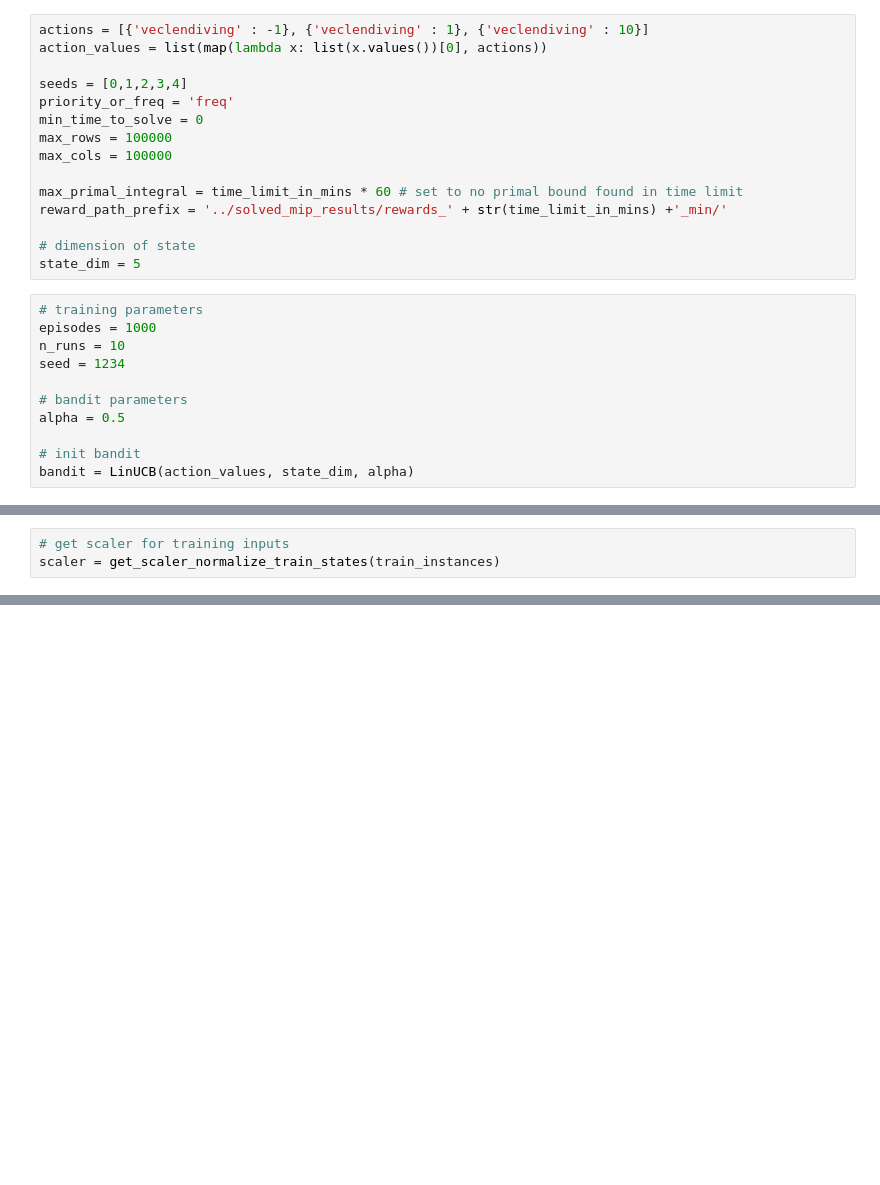
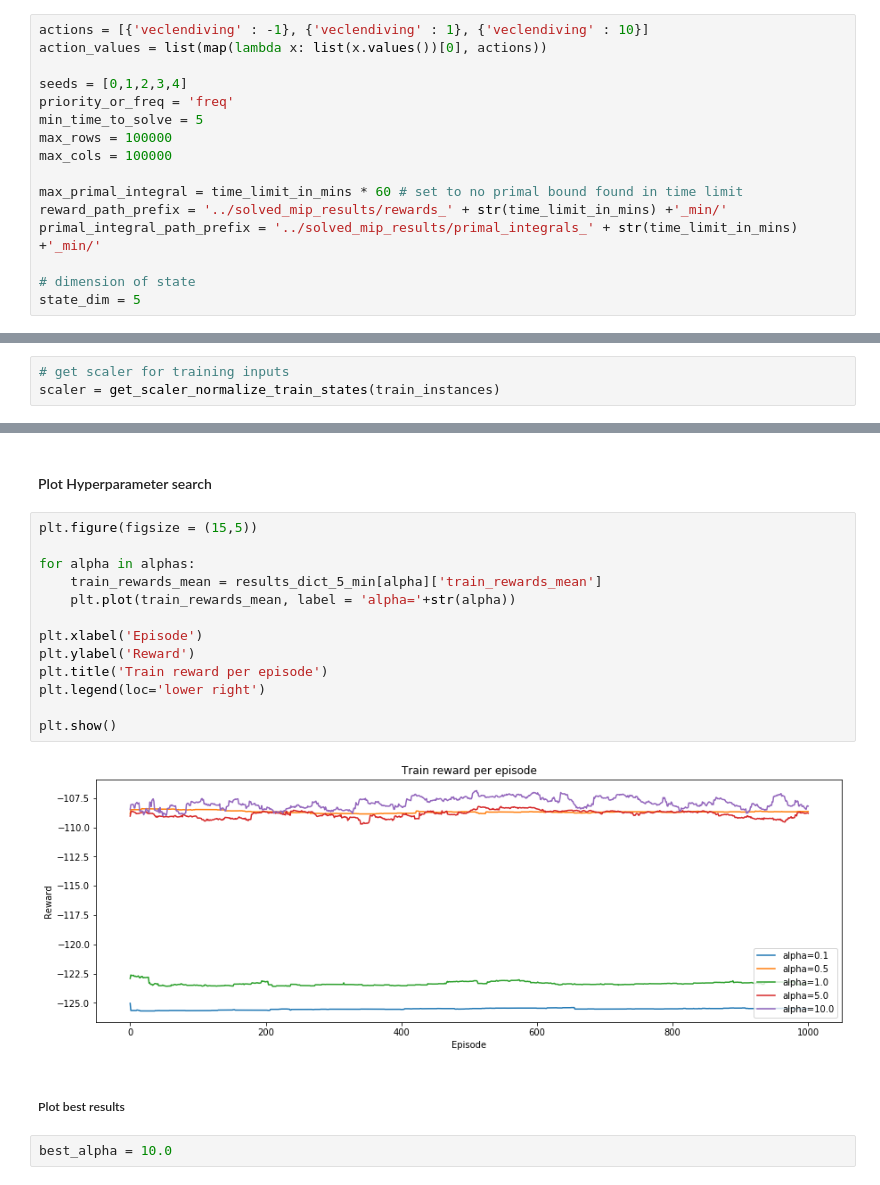
Before and after one commit to jdumouchelle/scip_bandit, a Jupyter notebook: src/run_lin_ucb.ipynb, the cells around one changed output, grey strips where cells are left out. Drawn from its saved outputs; the diff is of its cells as text; blank space fills up the shorter version.

```diff
--- a/src/run_lin_ucb.ipynb
+++ b/src/run_lin_ucb.ipynb
@@ -27,23 +28,13 @@ action_values = list(map(lambda x: list(x.values())[0], actions))
 
 seeds = [0,1,2,3,4]
 priority_or_freq = 'freq'
-min_time_to_solve = 0
+min_time_to_solve = 5
 max_rows = 100000
 max_cols = 100000
 
 max_primal_integral = time_limit_in_mins * 60 # set to no primal bound found in time limit
 reward_path_prefix = '../solved_mip_results/rewards_' + str(time_limit_in_mins) +'_min/'
+primal_integral_path_prefix = '../solved_mip_results/primal_integrals_' + str(time_limit_in_mins) +'_min/'
 
 # dimension of state
 state_dim = 5
-# %%
-# training parameters
-episodes = 1000
-n_runs = 10
-seed = 1234
-
-# bandit parameters
-alpha = 0.5
-
-# init bandit
-bandit = LinUCB(action_values, state_dim, alpha)
@@ -126,2 +158,23 @@ Run: 10
+# %% [markdown]
+#### Plot Hyperparameter search
+# %%
+plt.figure(figsize = (15,5))
+
+for alpha in alphas:
+    train_rewards_mean = results_dict_5_min[alpha]['train_rewards_mean']
+    plt.plot(train_rewards_mean, label = 'alpha='+str(alpha))
+
+plt.xlabel('Episode')
+plt.ylabel('Reward')
+plt.title('Train reward per episode')
+plt.legend(loc='lower right')
+
+plt.show()
+# %% [output]
+[figure, added]
+# %% [markdown]
+##### Plot best results
+# %%
+best_alpha = 10.0
 # %%
 # get mean results for train and test
```
Also changed, not shown: parts of 24 cells of this notebook, 3 other files.
